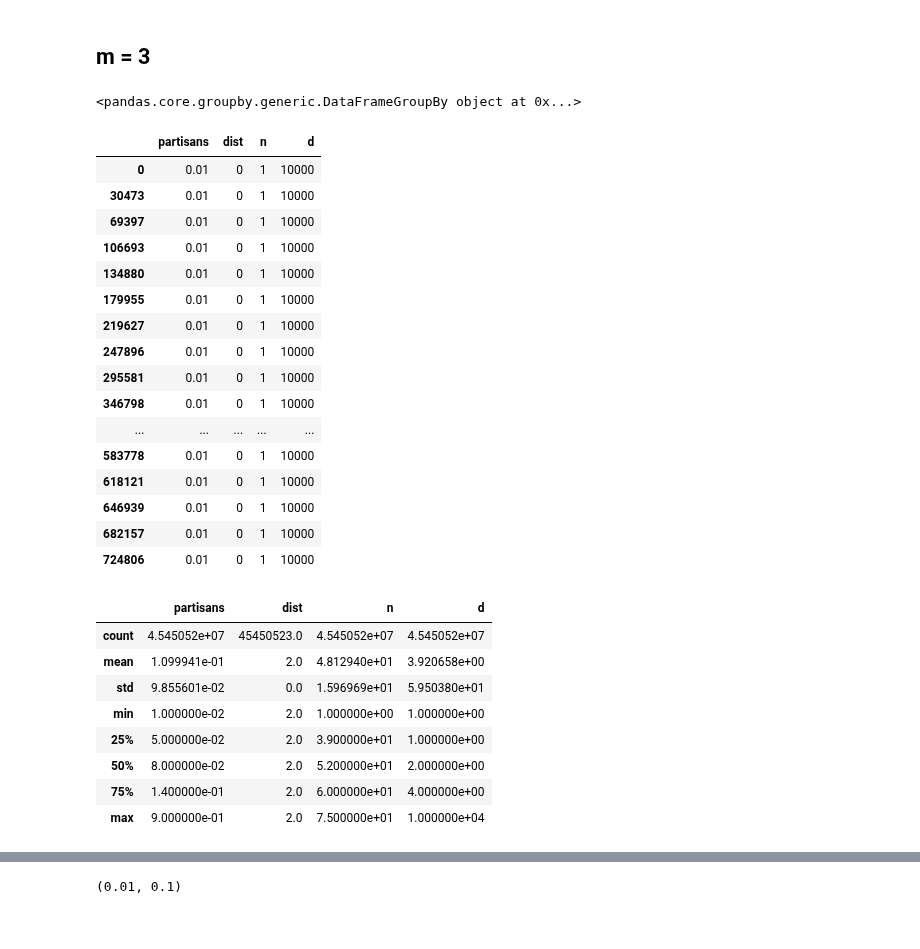
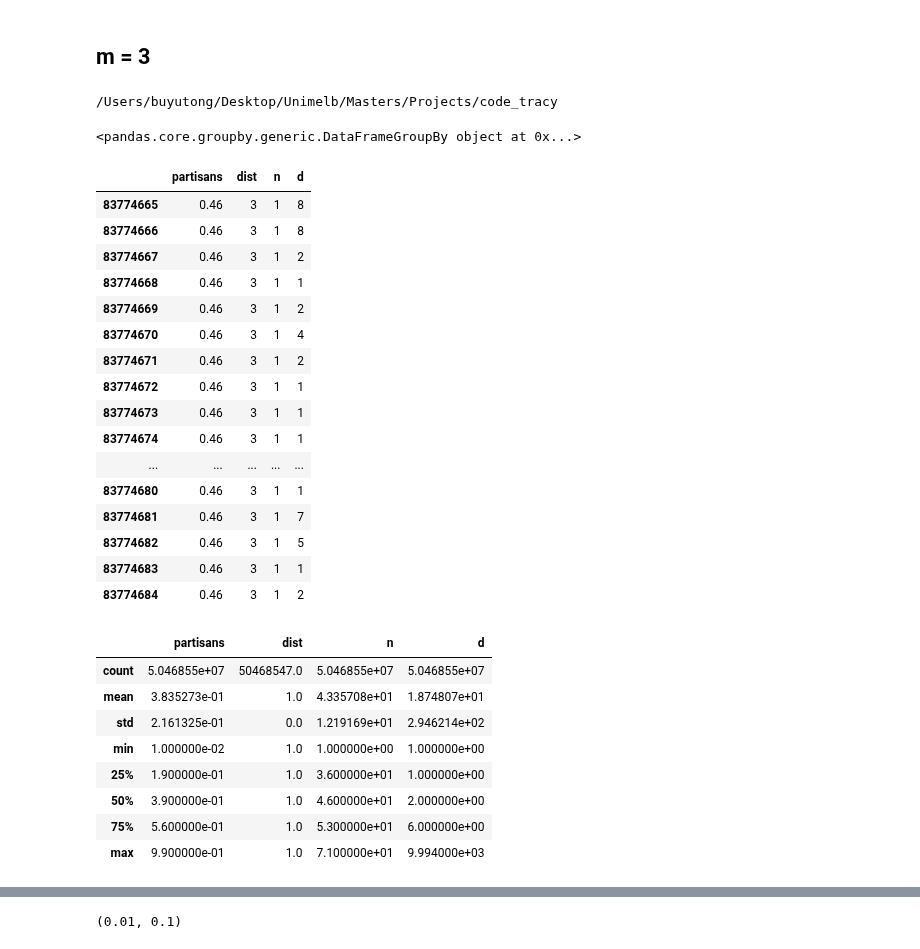
Before and after one commit to YutongB/Opinion-Dynamics, a Jupyter notebook: notebooks/fracpartisan_BA.ipynb, the cells around one changed output, grey strips where cells are left out. Drawn from its saved outputs; the diff is of its cells as text; code cells hidden in the pictures.

```diff
--- a/notebooks/fracpartisan_BA.ipynb
+++ b/notebooks/fracpartisan_BA.ipynb
@@ -39,18 +39,22 @@ TRUE_BIAS = 0.6
 #             results_by_partisan[d['p']][dist].append(Dwell(n, mean, stdev))
 
 # df = pd.DataFrame(rows)
+# %%
+cd ..
+# %% [output]
+/Users/buyutong/Desktop/Unimelb/Masters/Projects/code_tracy
 # %%
 import json
 Dwell = namedtuple("Dwell", ["n", "d"])
 # results_by_partisan[0.01] = [ aggdwells dist 0,  aggdwells dist 1, ... ]
 
 
-with open("output/bigexperiment-2023_03_25-11_41_53.log", 'r') as f:
+with open("output/bigexperiment-2023_04_01-13_13_52.log", 'r') as f:
     max_distances = max(len(json.loads(line)['d']) for line in f)
     results_by_partisan = defaultdict(lambda: [[] for x in range(max_distances)])
 
 rows = []
-with open("output/bigexperiment-2023_03_25-11_41_53.log", 'r') as f:
+with open("output/bigexperiment-2023_04_01-13_13_52.log", 'r') as f:
     for line in f:
         data = json.loads(line)
         for dist, (n, d) in enumerate(data['d']):
@@ -66,25 +70,25 @@ df.groupby('partisans')
 # %% [output]
 <pandas.core.groupby.generic.DataFrameGroupBy object at 0x...>
 # %%
-df[df.dist == 0].head(20)
+df[df.dist ==3].tail(20)
 # %% [output]
 |  | partisans | dist | n | d |
-| 0 | 0.01 | 0 | 1 | 10000 |
-| 30473 | 0.01 | 0 | 1 | 10000 |
-| 69397 | 0.01 | 0 | 1 | 10000 |
-| 106693 | 0.01 | 0 | 1 | 10000 |
-| 134880 | 0.01 | 0 | 1 | 10000 |
-| 179955 | 0.01 | 0 | 1 | 10000 |
-| 219627 | 0.01 | 0 | 1 | 10000 |
-| 247896 | 0.01 | 0 | 1 | 10000 |
-| 295581 | 0.01 | 0 | 1 | 10000 |
-| 346798 | 0.01 | 0 | 1 | 10000 |
+| 83774665 | 0.46 | 3 | 1 | 8 |
+| 83774666 | 0.46 | 3 | 1 | 8 |
+| 83774667 | 0.46 | 3 | 1 | 2 |
+| 83774668 | 0.46 | 3 | 1 | 1 |
+| 83774669 | 0.46 | 3 | 1 | 2 |
+| 83774670 | 0.46 | 3 | 1 | 4 |
+| 83774671 | 0.46 | 3 | 1 | 2 |
+| 83774672 | 0.46 | 3 | 1 | 1 |
+| 83774673 | 0.46 | 3 | 1 | 1 |
+| 83774674 | 0.46 | 3 | 1 | 1 |
 | ... | ... | ... | ... | ... |
-| 583778 | 0.01 | 0 | 1 | 10000 |
-| 618121 | 0.01 | 0 | 1 | 10000 |
-| 646939 | 0.01 | 0 | 1 | 10000 |
-| 682157 | 0.01 | 0 | 1 | 10000 |
-| 724806 | 0.01 | 0 | 1 | 10000 |
+| 83774680 | 0.46 | 3 | 1 | 1 |
+| 83774681 | 0.46 | 3 | 1 | 7 |
+| 83774682 | 0.46 | 3 | 1 | 5 |
+| 83774683 | 0.46 | 3 | 1 | 1 |
+| 83774684 | 0.46 | 3 | 1 | 2 |
 # %%
 def find_min_max(x):
     return min(x), max(x)
@@ -96,14 +100,14 @@ df_dist_2 = df[df.dist == 2]
 df_dist_3 = df[df.dist == 3]
 df_dist_4 = df[df.dist == 4]
 # %%
-df_dist_2.describe()
+df_dist_1.describe()
 # %% [output]
 |  | partisans | dist | n | d |
-| count | 4.545052e+07 | 45450523.0 | 4.545052e+07 | 4.545052e+07 |
-| mean | 1.099941e-01 | 2.0 | 4.812940e+01 | 3.920658e+00 |
-| std | 9.855601e-02 | 0.0 | 1.596969e+01 | 5.950380e+01 |
-| min | 1.000000e-02 | 2.0 | 1.000000e+00 | 1.000000e+00 |
-| 25% | 5.000000e-02 | 2.0 | 3.900000e+01 | 1.000000e+00 |
-| 50% | 8.000000e-02 | 2.0 | 5.200000e+01 | 2.000000e+00 |
-| 75% | 1.400000e-01 | 2.0 | 6.000000e+01 | 4.000000e+00 |
-| max | 9.000000e-01 | 2.0 | 7.500000e+01 | 1.000000e+04 |
+| count | 5.046855e+07 | 50468547.0 | 5.046855e+07 | 5.046855e+07 |
+| mean | 3.835273e-01 | 1.0 | 4.335708e+01 | 1.874807e+01 |
+| std | 2.161325e-01 | 0.0 | 1.219169e+01 | 2.946214e+02 |
+| min | 1.000000e-02 | 1.0 | 1.000000e+00 | 1.000000e+00 |
+| 25% | 1.900000e-01 | 1.0 | 3.600000e+01 | 1.000000e+00 |
+| 50% | 3.900000e-01 | 1.0 | 4.600000e+01 | 2.000000e+00 |
+| 75% | 5.600000e-01 | 1.0 | 5.300000e+01 | 6.000000e+00 |
+| max | 9.900000e-01 | 1.0 | 7.100000e+01 | 9.994000e+03 |
```
Also changed, not shown: parts of 18 cells of this notebook, 8 other files.
